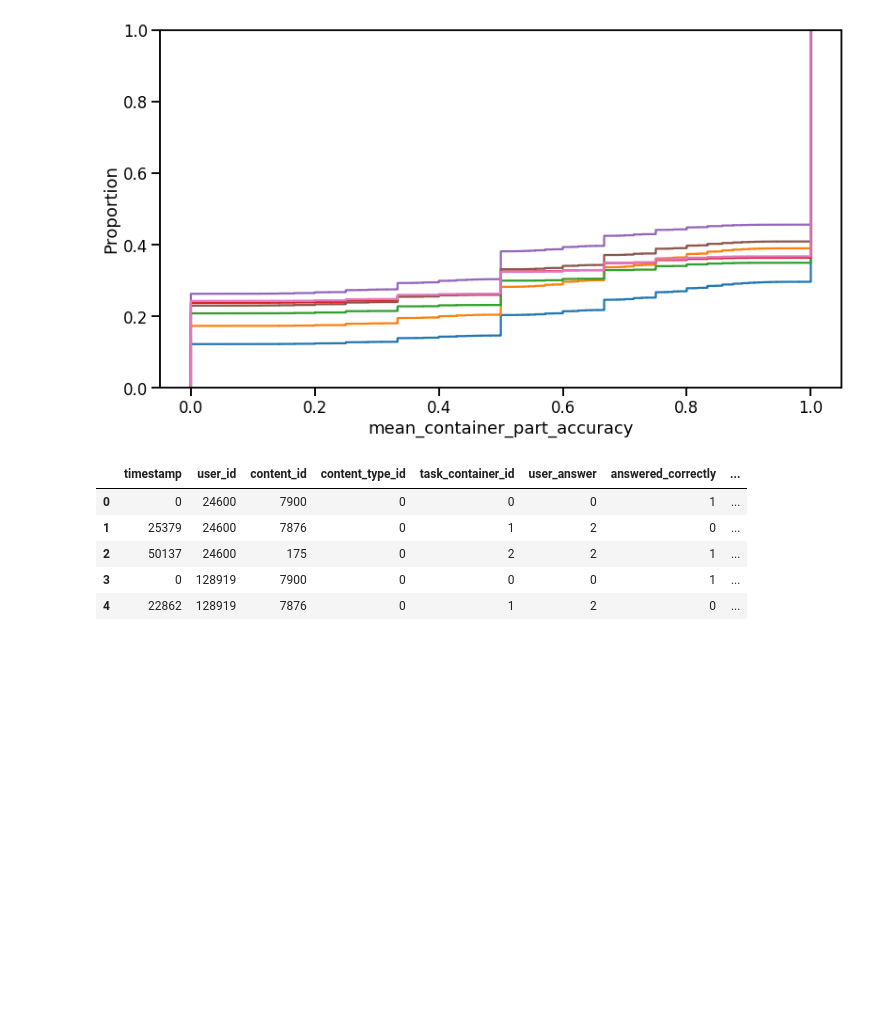
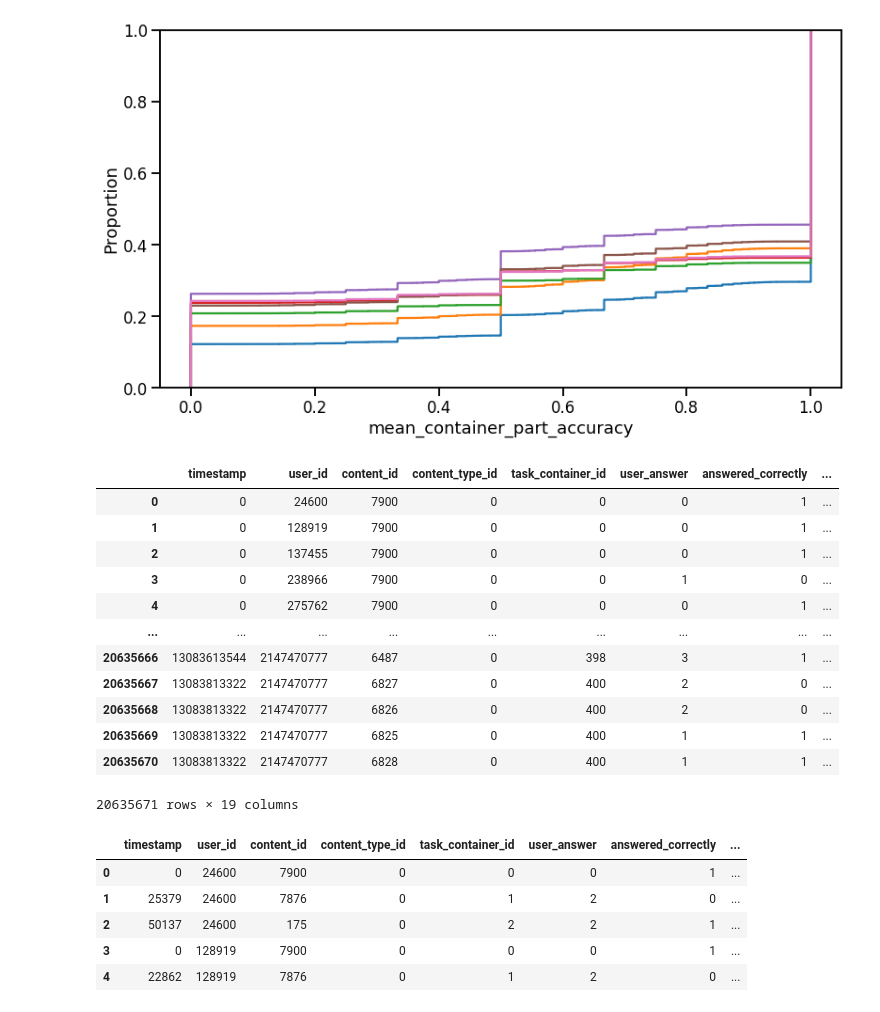
Before and after one commit to Riiid-Team/AI-Learning, a Jupyter notebook: MVP-Ortiz.ipynb, the cells around one changed output. Drawn from its saved outputs; the diff is of its cells as text; code cells hidden in the pictures; blank space fills up the shorter version.

```diff
--- a/MVP-Ortiz.ipynb
+++ b/MVP-Ortiz.ipynb
@@ -794,6 +794,22 @@ for i in range(1, 8):
     sns.ecdfplot(data=part_data, x="mean_container_part_accuracy")
 # %% [output]
 [figure]
+# %%
+train.merge(tag_bundles)
+# %% [output]
+|  | timestamp | user_id | content_id | content_type_id | task_container_id | user_answer | answered_correctly | ... |
+| 0 | 0 | 24600 | 7900 | 0 | 0 | 0 | 1 | ... |
+| 1 | 0 | 128919 | 7900 | 0 | 0 | 0 | 1 | ... |
+| 2 | 0 | 137455 | 7900 | 0 | 0 | 0 | 1 | ... |
+| 3 | 0 | 238966 | 7900 | 0 | 0 | 1 | 0 | ... |
+| 4 | 0 | 275762 | 7900 | 0 | 0 | 0 | 1 | ... |
+| ... | ... | ... | ... | ... | ... | ... | ... | ... |
+| 20635666 | 13083613544 | 2147470777 | 6487 | 0 | 398 | 3 | 1 | ... |
+| 20635667 | 13083813322 | 2147470777 | 6827 | 0 | 400 | 2 | 0 | ... |
+| 20635668 | 13083813322 | 2147470777 | 6826 | 0 | 400 | 2 | 0 | ... |
+| 20635669 | 13083813322 | 2147470777 | 6825 | 0 | 400 | 1 | 1 | ... |
+| 20635670 | 13083813322 | 2147470777 | 6828 | 0 | 400 | 1 | 1 | ... |
+20635671 rows × 19 columns
 # %%
 train_df.head()
 # %% [output]
```
Also changed, not shown: parts of 5 cells of this notebook, 1 other file.
